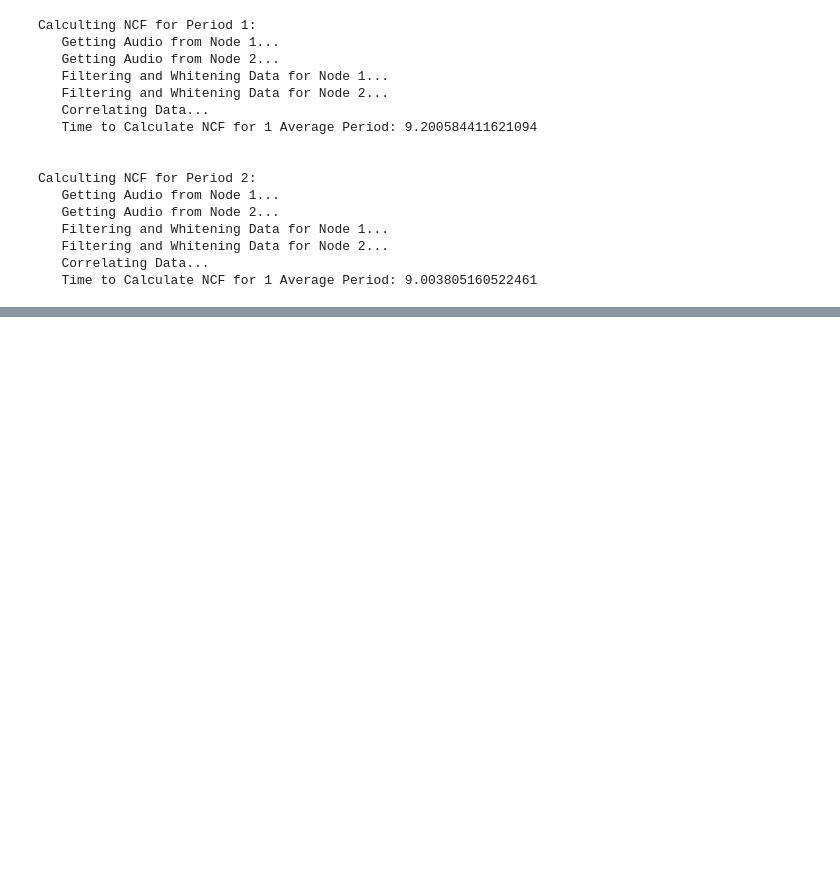
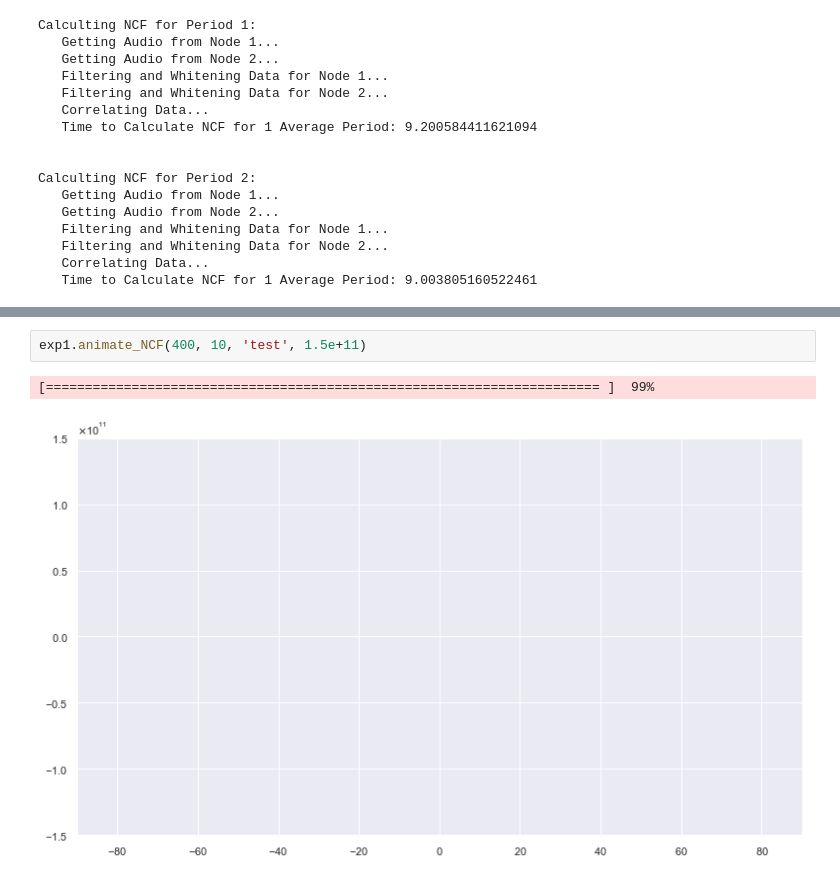
Before and after one commit to John-Ragland/Noise_Interferometry, a Jupyter notebook: Noise_Interferometry.ipynb, the cells around one changed output, grey strips where cells are left out. Cells and saved outputs as stored; diff of their text form; blank space fills up the shorter version.

```diff
--- a/Noise_Interferometry.ipynb
+++ b/Noise_Interferometry.ipynb
@@ -526,0 +112,5 @@ ValueError: window is longer than input signal
+# %%
+exp1.animate_NCF(400, 10, 'test', 1.5e+11)
+# %% [output]
+[======================================================================= ]  99%
+[figure, added]
```
Also changed, not shown: parts of 35 cells of this notebook, 5 other files.
